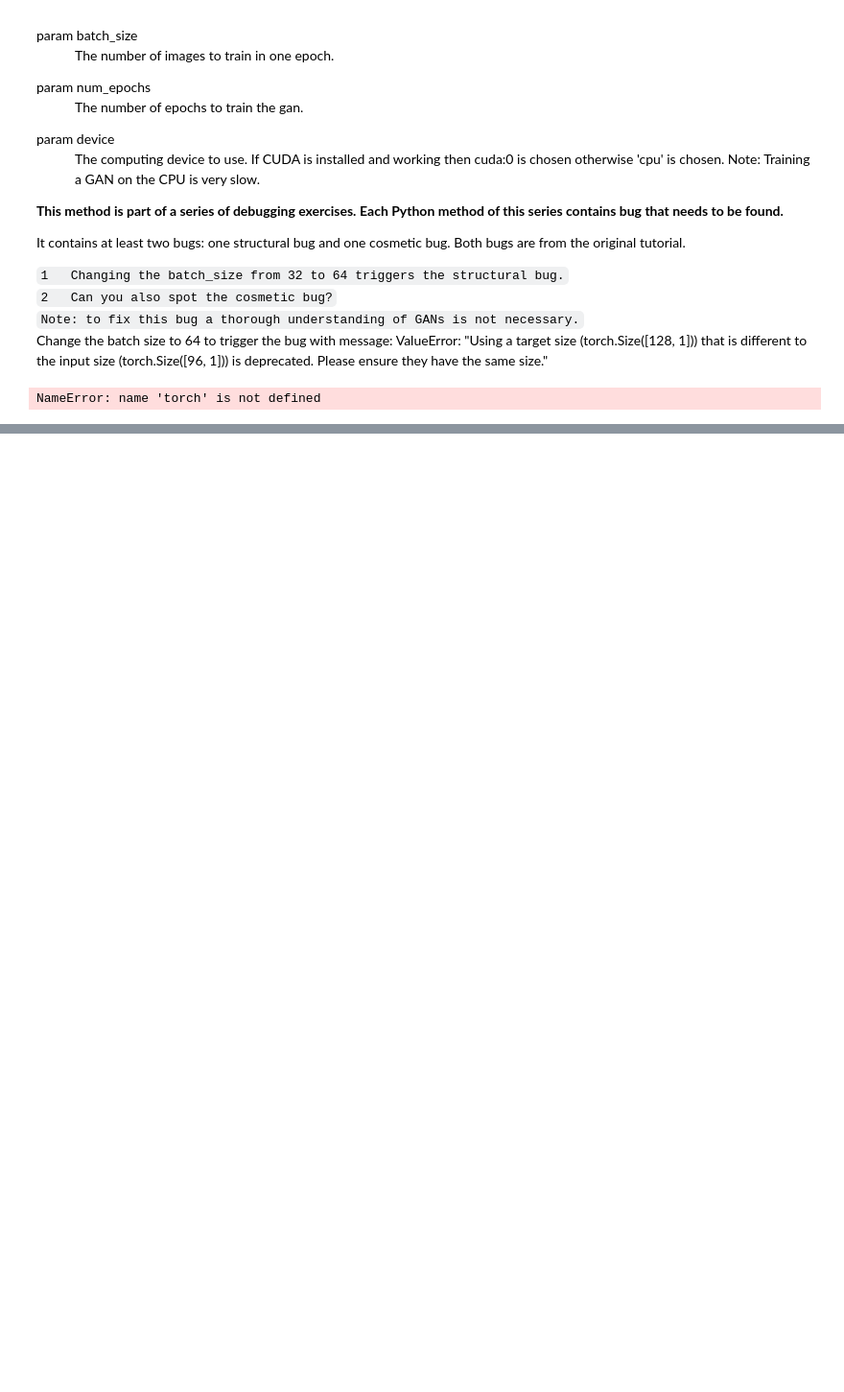
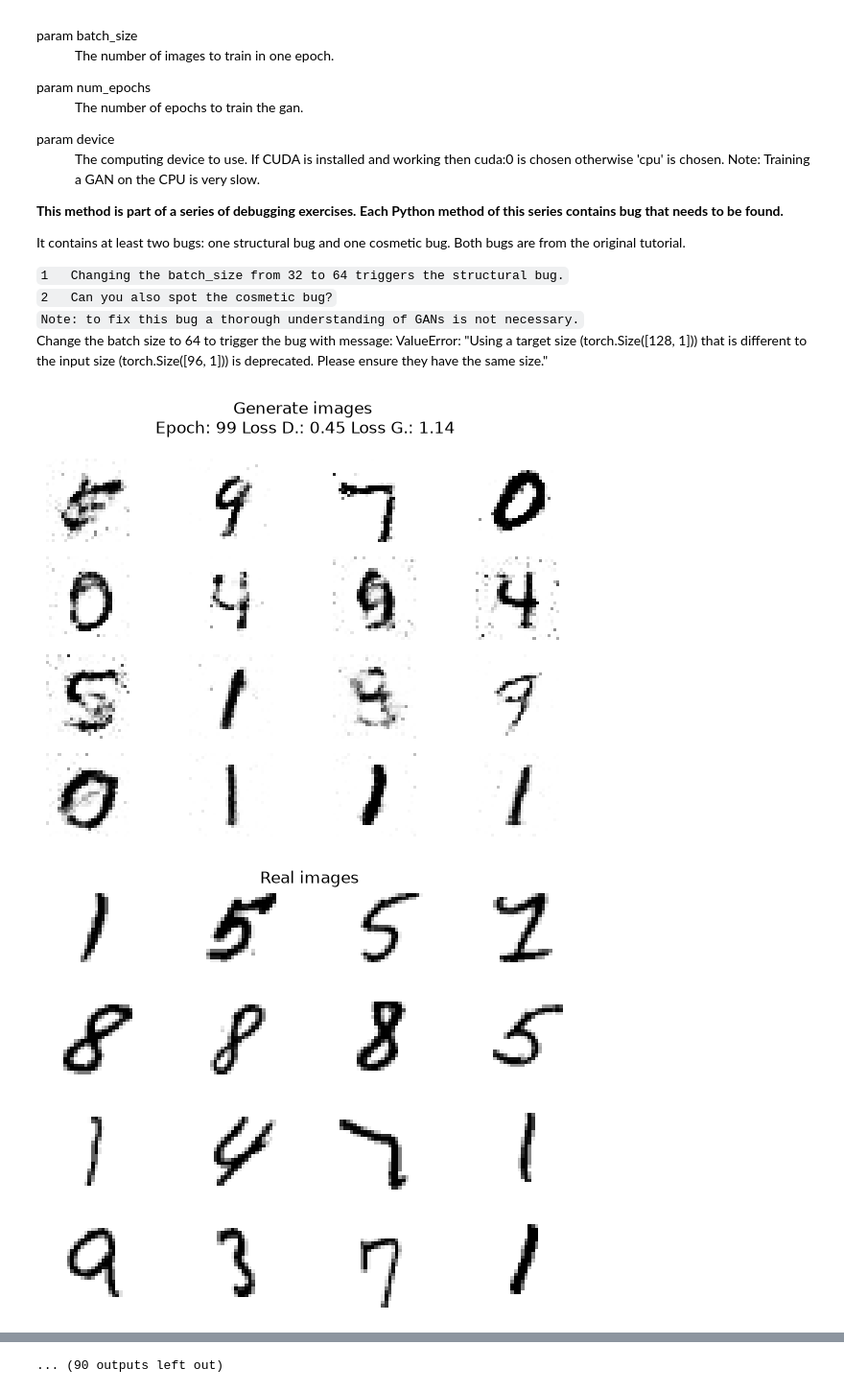
Before and after one commit to leila-zare-ds/Leila-Zare-cvds-stenden, a Jupyter notebook: Python-Exercises/debugging_final.ipynb, the cells around one changed output, grey strips where cells are left out. Shown at 96% size. Drawn from its saved outputs; the diff is of its cells as text; code cells hidden in the pictures; blank space fills up the shorter version.

```diff
--- a/Python-Exercises/debugging_final.ipynb
+++ b/Python-Exercises/debugging_final.ipynb
@@ -369,7 +367,7 @@ def train_gan(batch_size: int = 32, num_epochs: int = 100, device: str = "cuda:0
     https://realpython.com/generative-adversarial-networks/
 
     The Generator network tries to generate convincing images of handwritten digits.
-    The Discriminator needs to detect if the image was created by the Generater or if the image is a real image from
+    The Discriminator needs to detect if the image was created by the Generator or if the image is a real image from
     a known dataset (MNIST).
     If both the Generator and the Discriminator are optimized, the Generator is able to create images that are difficult
     to distinguish from real images. This is goal of a GAN.
@@ -503,7 +501,8 @@ def train_gan(batch_size: int = 32, num_epochs: int = 100, device: str = "cuda:0
                fig.tight_layout()
                clear_output(wait=False)
                display(fig)
-# %% [output]
-NameError: name 'torch' is not defined
 # %%
-train_gan(batch_size=32, num_epochs=100)
+train_gan(batch_size=64, num_epochs=100)
+# %% [output]
+[figure, added]
+[figure, added]
@@ -509,0 +519 @@ train_gan(batch_size=32, num_epochs=100)
+... (90 outputs left out)
```
Also changed, not shown: parts of 2 cells of this notebook.
